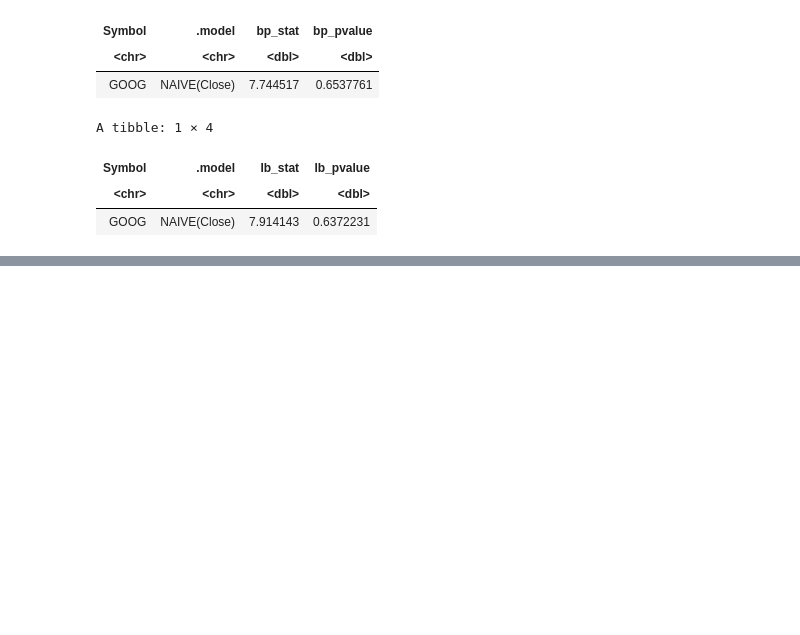
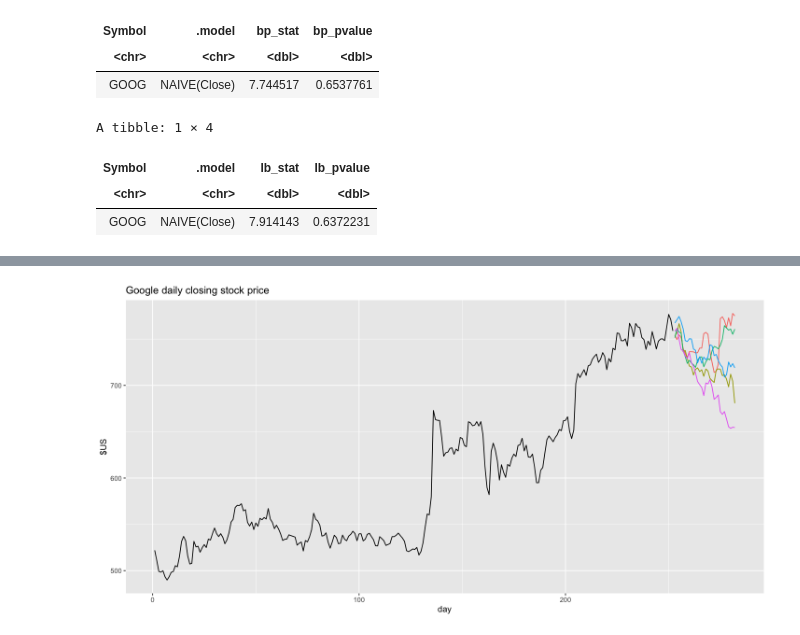
Before and after one commit to antounes/fpp3, a Jupyter notebook: 5_forecasters_toolbox.ipynb, the cells around one changed output, grey strips where cells are left out. Drawn from its saved outputs; the diff is of its cells as text; code cells hidden in the pictures; blank space fills up the shorter version.

```diff
--- a/5_forecasters_toolbox.ipynb
+++ b/5_forecasters_toolbox.ipynb
@@ -333,0 +417,10 @@ A tibble: 1 × 4
+# %%
+google_2015 %>%
+  ggplot(aes(x=day)) +
+  geom_line(aes(y=Close)) +
+  geom_line(aes(y=.sim, colour=as.factor(.rep)),
+    data=sim) +
+  labs(title="Google daily closing stock price", y="$US") +
+  guides(colour="none")
+# %% [output]
+[figure, added]
```
Also changed, not shown: parts of 21 cells of this notebook.
